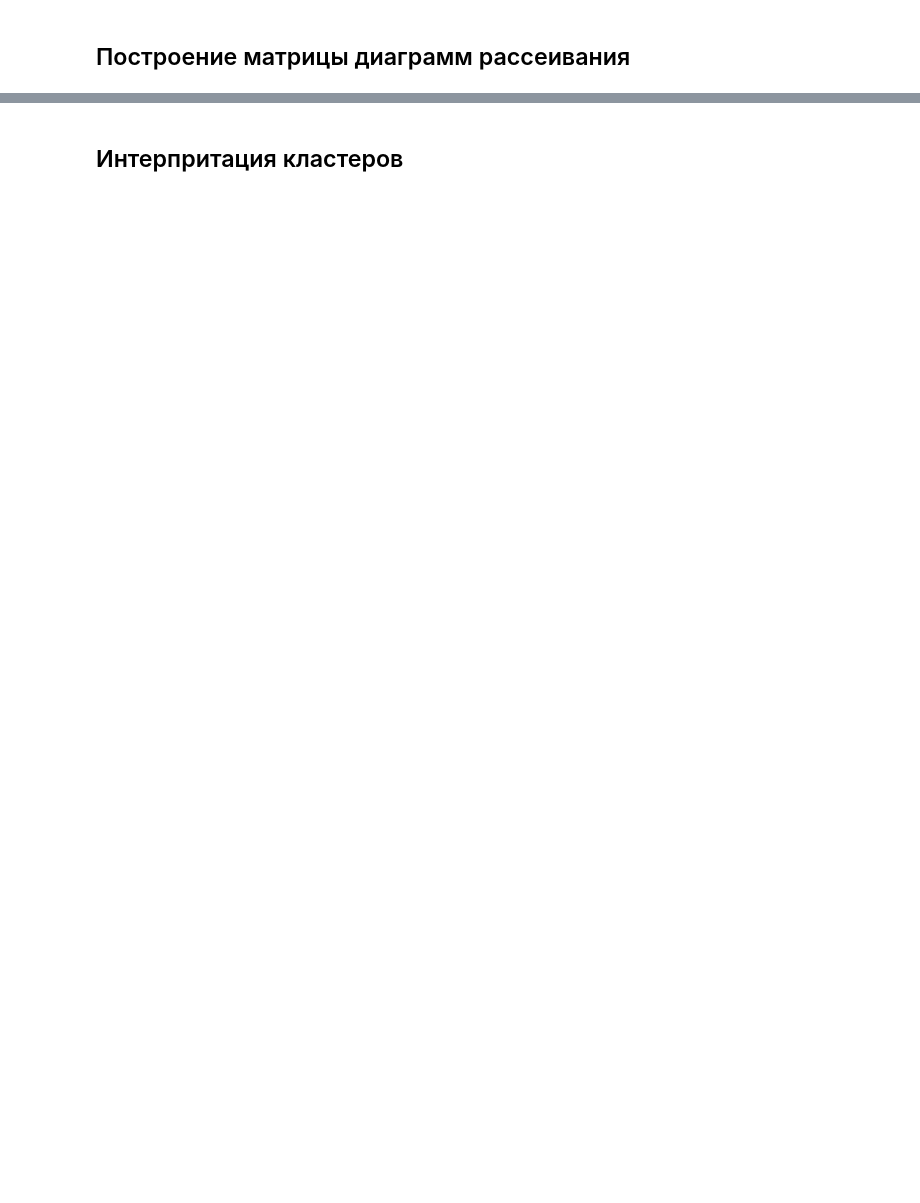
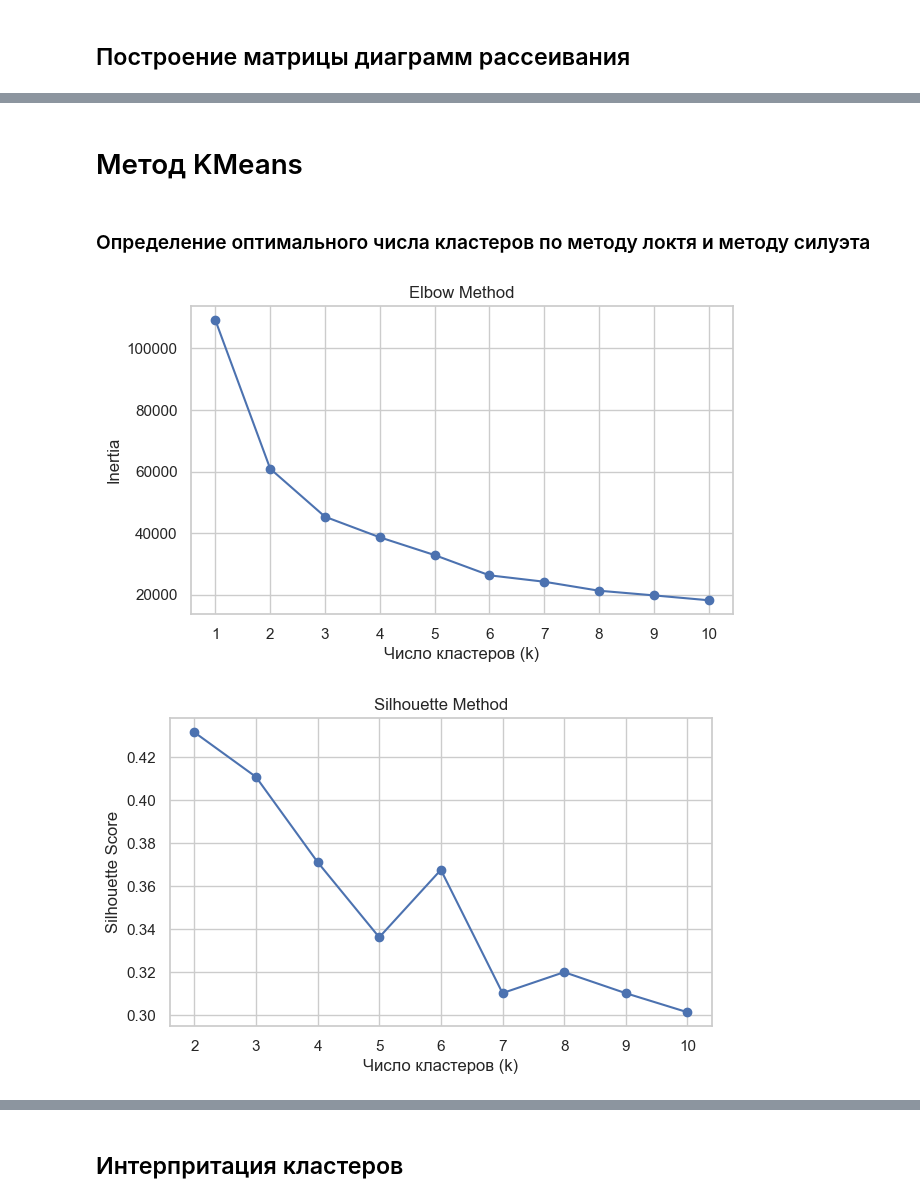
Before and after one commit to anlu4k/LAB4, a Jupyter notebook: lab4.ipynb, the cells around one changed output, grey strips where cells are left out. Drawn from its saved outputs; the diff is of its cells as text; code cells hidden in the pictures; blank space fills up the shorter version.

```diff
--- a/lab4.ipynb
+++ b/lab4.ipynb
@@ -701,0 +330,44 @@ Davies-Bouldin Index моментами показывает улучшение
+# %% [markdown]
+# Метод KMeans
+# %% [markdown]
+### Определение оптимального числа кластеров по методу локтя и методу силуэта
+# %%
+from sklearn.cluster import KMeans
+from sklearn.metrics import silhouette_score
+import matplotlib.pyplot as plt
+
+X = df_scaled
+
+inertia = []
+K = range(1, 11)
+for k in K:
+    kmeans = KMeans(n_clusters=k, random_state=42, init='k-means++')
+    kmeans.fit(X)
+    inertia.append(kmeans.inertia_)
+
+plt.figure(figsize=(7, 4))
+plt.plot(K, inertia, marker='o')
+plt.xlabel("Число кластеров (k)")
+plt.ylabel("Inertia")
+plt.xticks(range(1, len(inertia)+1))
+plt.title("Elbow Method")
+plt.grid(True)
+plt.show()
+
+silhouette_scores = []
+K_silhouette = range(2, 11)
+for k in K_silhouette:
+    kmeans = KMeans(n_clusters=k, random_state=42, init='k-means++')
+    labels = kmeans.fit_predict(X)
+    silhouette_scores.append(silhouette_score(X, labels))
+
+plt.figure(figsize=(7, 4))
+plt.plot(K_silhouette, silhouette_scores, marker='o')
+plt.xlabel("Число кластеров (k)")
+plt.ylabel("Silhouette Score")
+plt.title("Silhouette Method")
+plt.grid(True)
+plt.show()
+# %% [output]
+[figure, added]
+[figure, added]
```
Also changed, not shown: parts of 60 cells of this notebook, 3 other files.
